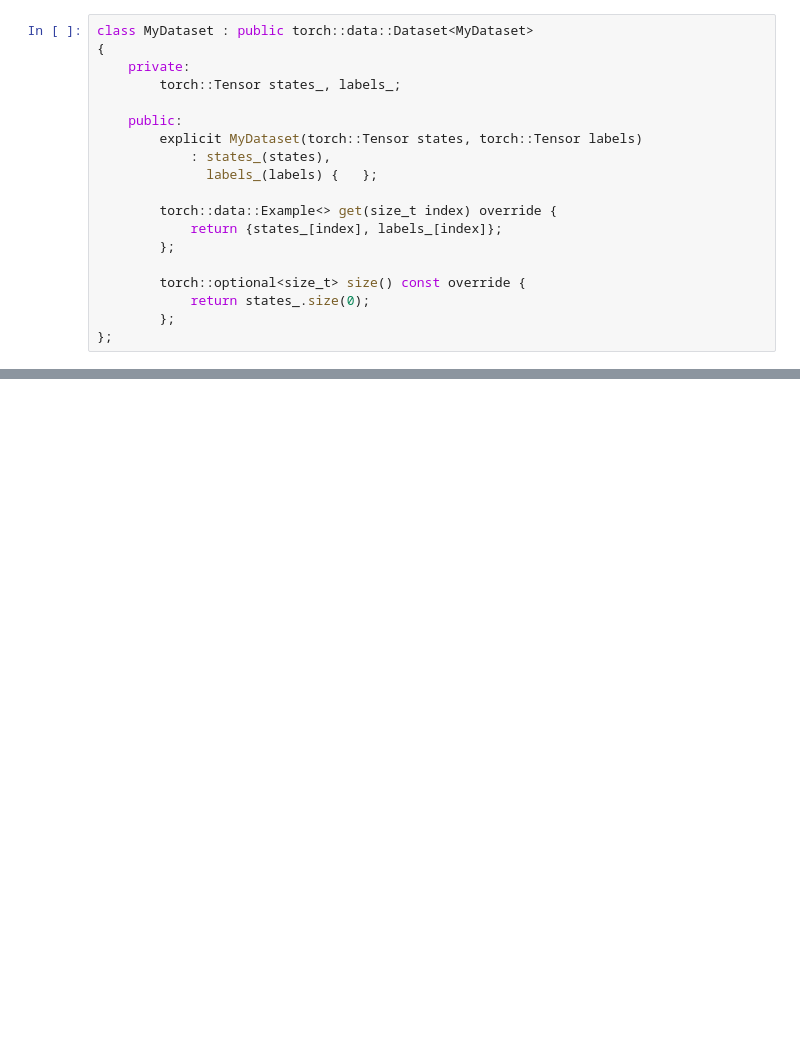
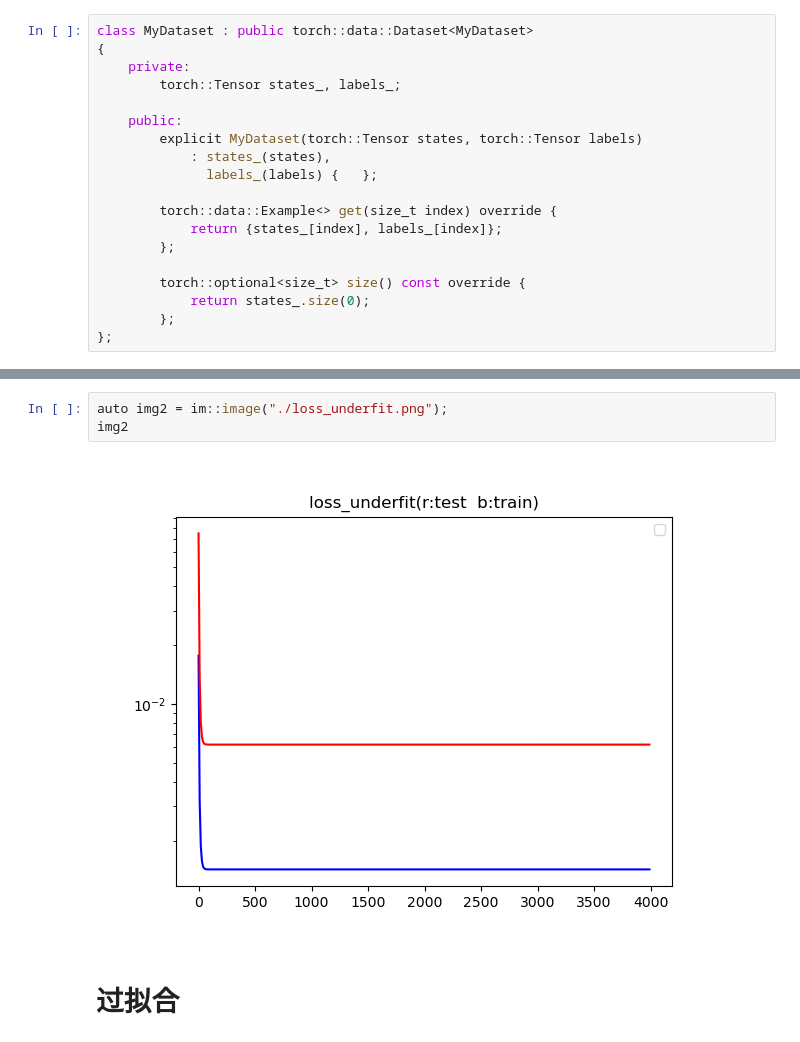
Before and after one commit to embededAI/zhv2_d2l_ai_libtorch, a Jupyter notebook: L06_0411/2.weight_decay.ipynb, the cells around one changed output, grey strips where cells are left out. Saved outputs shown, nothing was run; the diff lists cells and outputs as text; blank space fills up the shorter version.

```diff
--- a/L06_0411/2.weight_decay.ipynb
+++ b/L06_0411/2.weight_decay.ipynb
@@ -234,0 +404,7 @@ test_data[3].reshape({1,4}).mm(w) =
+# %%
+auto img2 = im::image("./loss_underfit.png");
+img2
+# %% [output]
+[figure, added]
+# %% [markdown]
+# 过拟合
```
Also changed, not shown: parts of 31 cells of this notebook, 5 other files.
